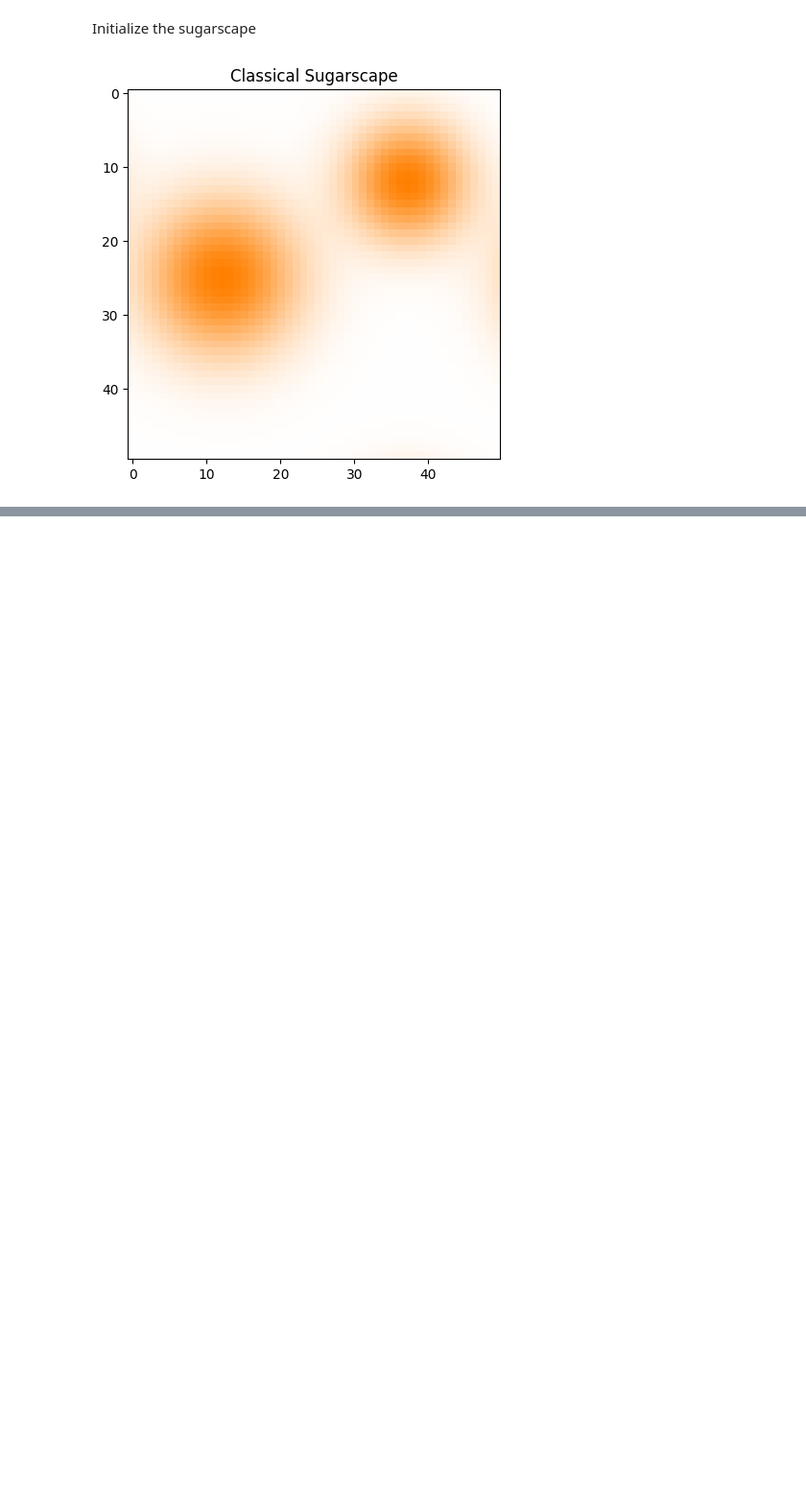
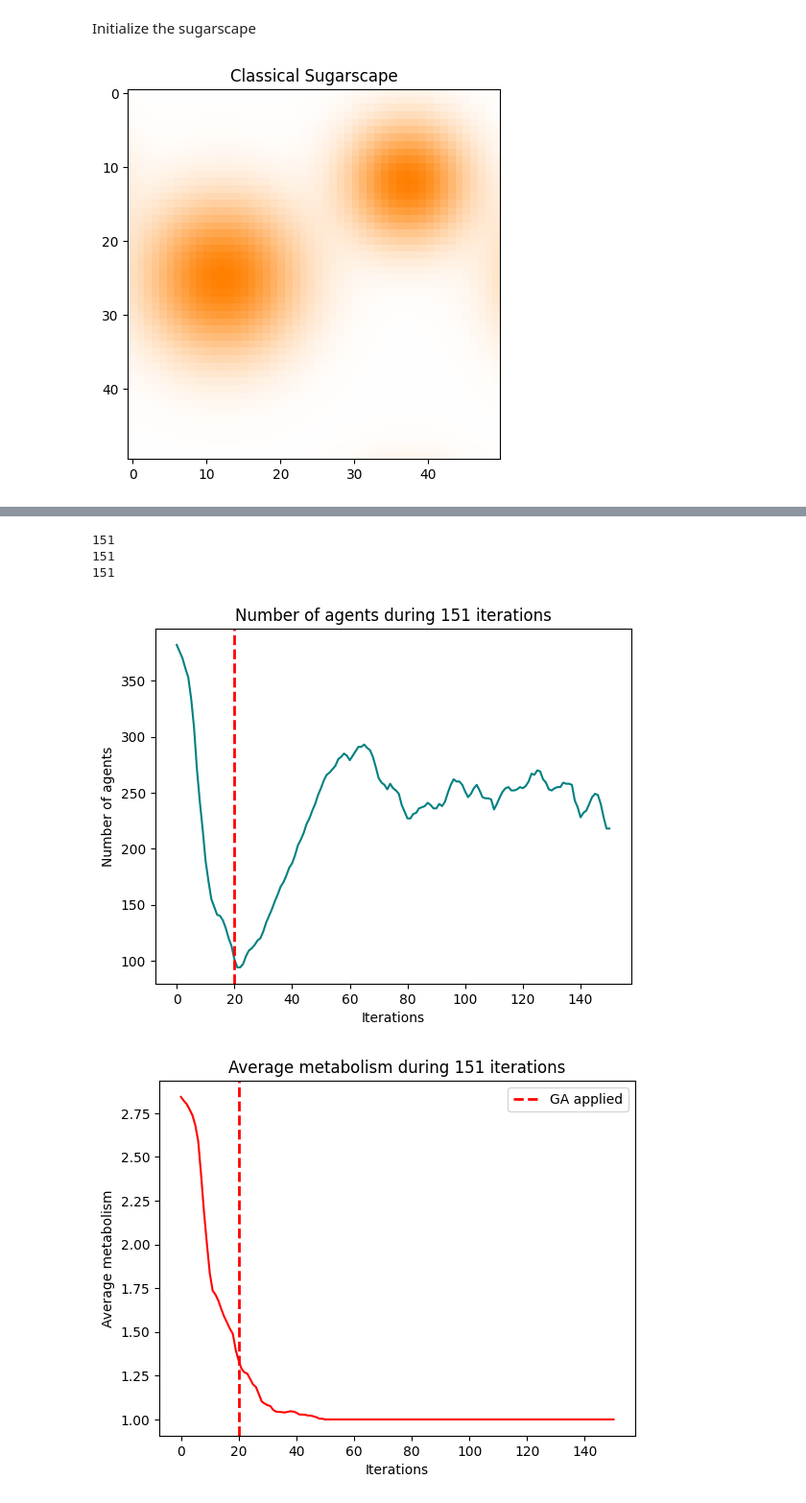
Before and after one commit to Sagoos/FFR120_group_project_12, a Jupyter notebook: Individual Folders/Saga/current_version.ipynb, the cells around one changed output, grey strips where cells are left out. Shown at 96% size. Drawn from its saved outputs; the diff is of its cells as text; code cells hidden in the pictures; blank space fills up the shorter version.

```diff
--- a/Individual Folders/Saga/current_version.ipynb
+++ b/Individual Folders/Saga/current_version.ipynb
@@ -531,0 +548,35 @@ for ability in range(abilities_results.shape[1]):
+# %%
+abilities_results = pd.read_csv('results_all.csv')
+# %%
+import matplotlib.pyplot as plt
+
+colors = ['r', 'g','teal','orange','darkgreen']
+
+print(len(abilities_results))
+print(len(num_agents))
+print(len(iterations))
+
+plt.figure()
+plt.plot(iterations, num_agents, color= 'teal')
+plt.title(f'Number of agents during {len(iterations)} iterations')
+plt.axvline(x=apply_GA, color='r', linestyle='--', linewidth=2, label="GA applied")
+plt.xlabel('Iterations')
+plt.ylabel('Number of agents')
+plt.show()
+
+plt.figure()
+for ability in range(abilities_results.shape[1]):
+    colomn_name = abilities_results.columns[ability]
+    plt.plot(iterations,abilities_results[colomn_name], color= colors[ability])
+    plt.title(f'Average {colomn_name} during {len(iterations)} iterations')
+    plt.xlabel('Iterations')
+    plt.ylabel(f'Average {colomn_name}')
+    plt.axvline(x=apply_GA, color='r', linestyle='--', linewidth=2, label="GA applied")
+    plt.legend()
+    plt.show()
+# %% [output]
+151
+151
+151
+[figure, added]
+[figure, added]
```
Also changed, not shown: parts of 5 cells of this notebook, 3 other files.
